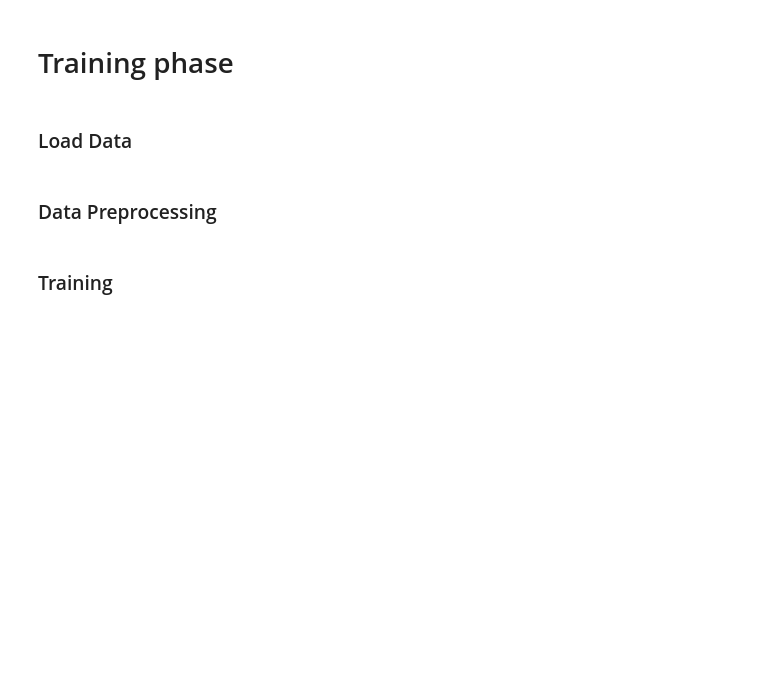
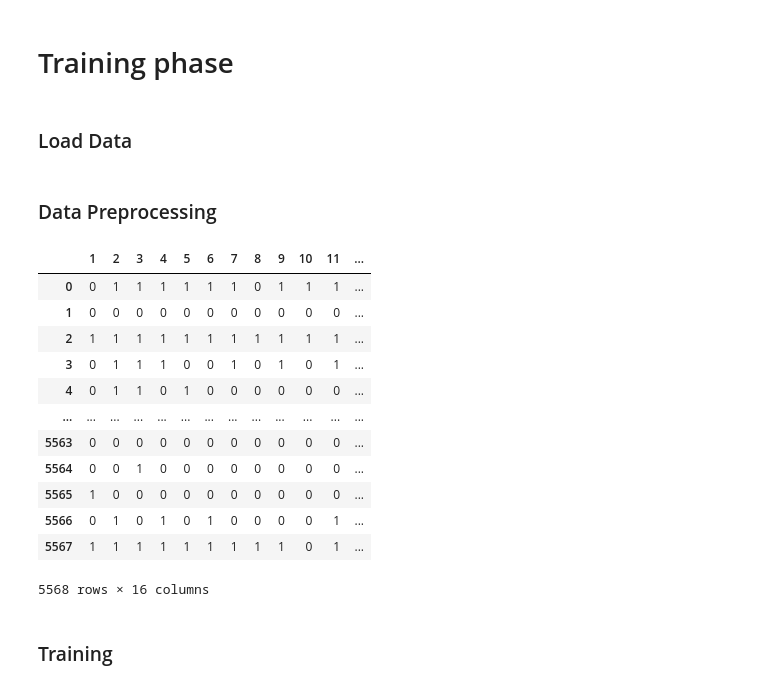
Before and after one commit to hermeschen1116/ncu-course, a Jupyter notebook: ML-HW6/main.ipynb, the cells around one changed output. Cells and saved outputs as stored; diff of their text form; code cells hidden in the pictures; blank space fills up the shorter version.

```diff
--- a/ML-HW6/main.ipynb
+++ b/ML-HW6/main.ipynb
@@ -18,5 +23,33 @@ train_data.drop('created_time', axis=1, inplace=True)
+# %%
+# Count whether each mac_hash has passed through these 14 locations, and generate a training dataframe
+row_buffer: dict = dict()
+for _, value in enumerate(zip(train_data['mac_hash'].values.tolist(), train_data['sniffer_loc'].values.tolist())):
+	if value[0] not in row_buffer.keys():
+		row_buffer[value[0]] = [0 for _ in range(14)]
+	row_buffer[value[0]][int(value[1]) - 1] = 1
+train_set: pd.DataFrame = pd.DataFrame(row_buffer).transpose()
+train_set.columns = ['1', '2', '3', '4', '5', '6', '7', '8', '9', '10', '11', '12', '13', '14']
+train_set['mac_hash'] = train_set.index
+train_set.reset_index(inplace=True)
+train_set.drop('index', axis=1, inplace=True)
 # %%
 # Add label column
+train_set = train_set.merge(train_label)
+train_set
+# %% [output]
+|  | 1 | 2 | 3 | 4 | 5 | 6 | 7 | 8 | 9 | 10 | 11 | ... |
+| 0 | 0 | 1 | 1 | 1 | 1 | 1 | 1 | 0 | 1 | 1 | 1 | ... |
+| 1 | 0 | 0 | 0 | 0 | 0 | 0 | 0 | 0 | 0 | 0 | 0 | ... |
+| 2 | 1 | 1 | 1 | 1 | 1 | 1 | 1 | 1 | 1 | 1 | 1 | ... |
+| 3 | 0 | 1 | 1 | 1 | 0 | 0 | 1 | 0 | 1 | 0 | 1 | ... |
+| 4 | 0 | 1 | 1 | 0 | 1 | 0 | 0 | 0 | 0 | 0 | 0 | ... |
+| ... | ... | ... | ... | ... | ... | ... | ... | ... | ... | ... | ... | ... |
+| 5563 | 0 | 0 | 0 | 0 | 0 | 0 | 0 | 0 | 0 | 0 | 0 | ... |
+| 5564 | 0 | 0 | 1 | 0 | 0 | 0 | 0 | 0 | 0 | 0 | 0 | ... |
+| 5565 | 1 | 0 | 0 | 0 | 0 | 0 | 0 | 0 | 0 | 0 | 0 | ... |
+| 5566 | 0 | 1 | 0 | 1 | 0 | 1 | 0 | 0 | 0 | 0 | 1 | ... |
+| 5567 | 1 | 1 | 1 | 1 | 1 | 1 | 1 | 1 | 1 | 0 | 1 | ... |
+5568 rows × 16 columns
 # %% [markdown]
 ### Training
 # %%
```
Also changed, not shown: parts of 23 cells of this notebook, 1 other file.
